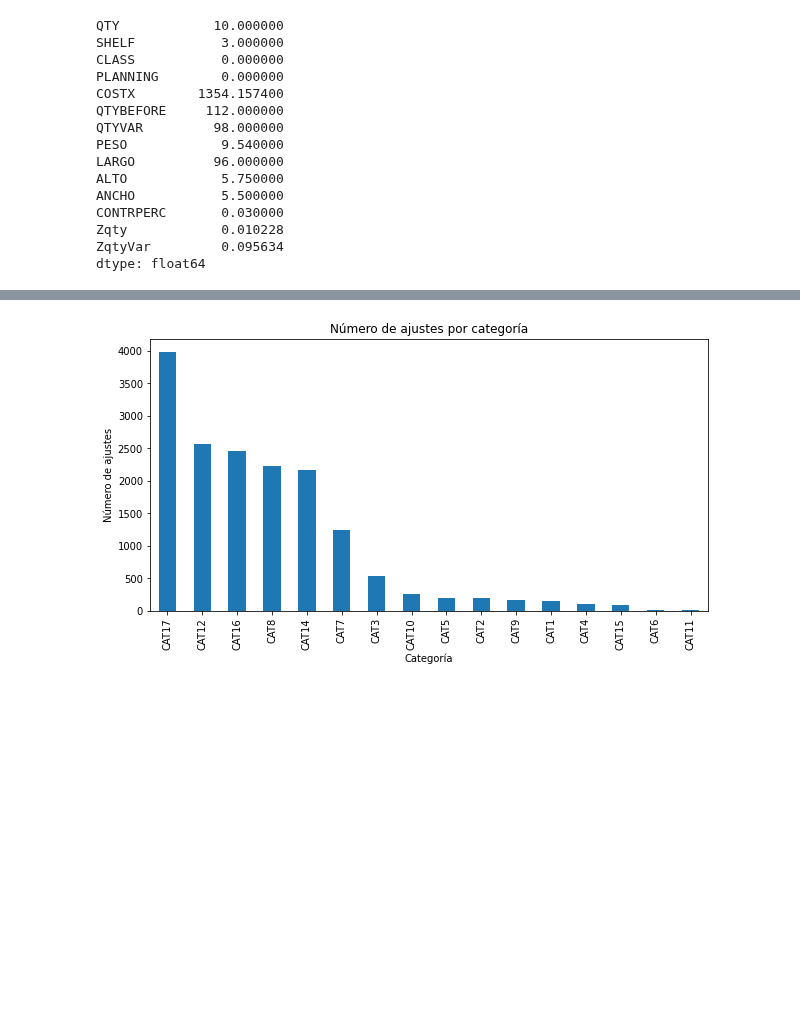
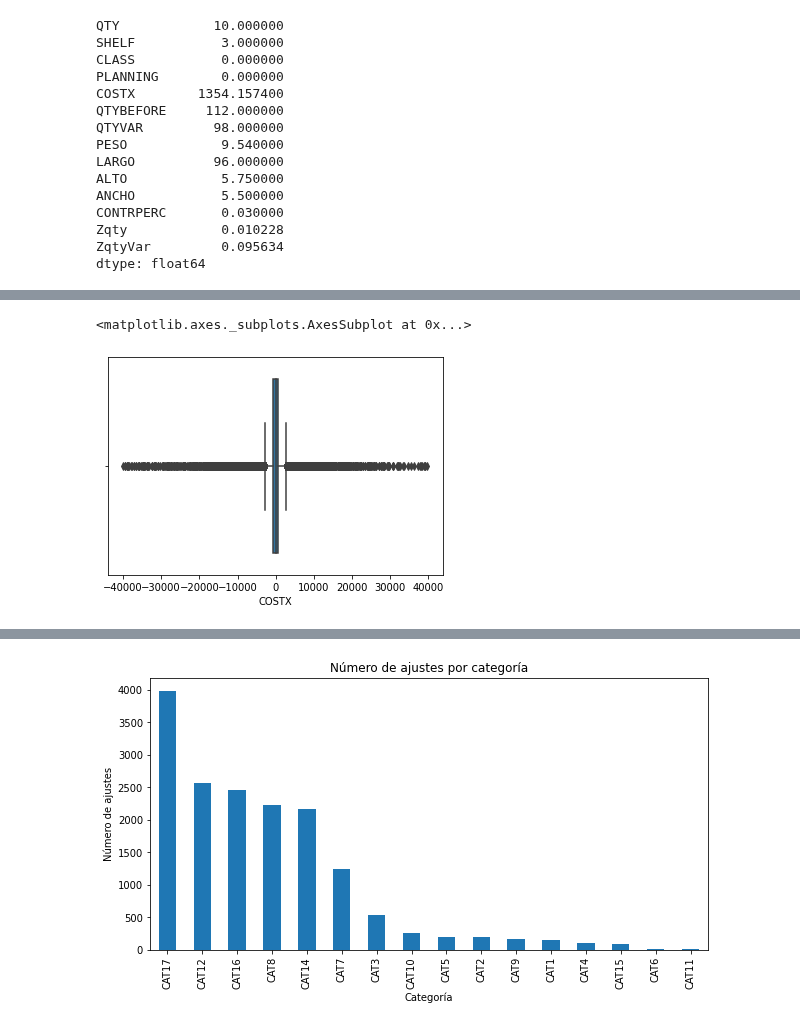
Before and after one commit to rjnakano/manejo-inventarios-pdg, a Jupyter notebook: Notebooks/1-inventarios-EDA.ipynb, the cells around one changed output, grey strips where cells are left out. Saved outputs shown, nothing was run; the diff lists cells and outputs as text; code cells hidden in the pictures; blank space fills up the shorter version.

```diff
--- a/Notebooks/1-inventarios-EDA.ipynb
+++ b/Notebooks/1-inventarios-EDA.ipynb
@@ -567,0 +573,6 @@ dtype: float64
+# %%
+z = np.abs(stats.zscore(df.COSTX))
+#z = stats.zscore(df.COSTX)
+df['ZcostX']=z
+print(z)
+# Z score = número de desviaciones estándar respecto a la media
@@ -567,0 +605,3 @@ dtype: float64
+# %%
+# Intentemos eliminando aquellos valores de COSTX a más de tres desviaciones estándar de la media
+dfTest1=df[df['ZcostX']<3]
@@ -567,0 +620,5 @@ dtype: float64
+# %%
+sns.boxplot(x=dfTest1['COSTX'])
+# %% [output]
+<matplotlib.axes._subplots.AxesSubplot at 0x...>
+[figure, added]
```
Also changed, not shown: parts of 13 cells of this notebook.
